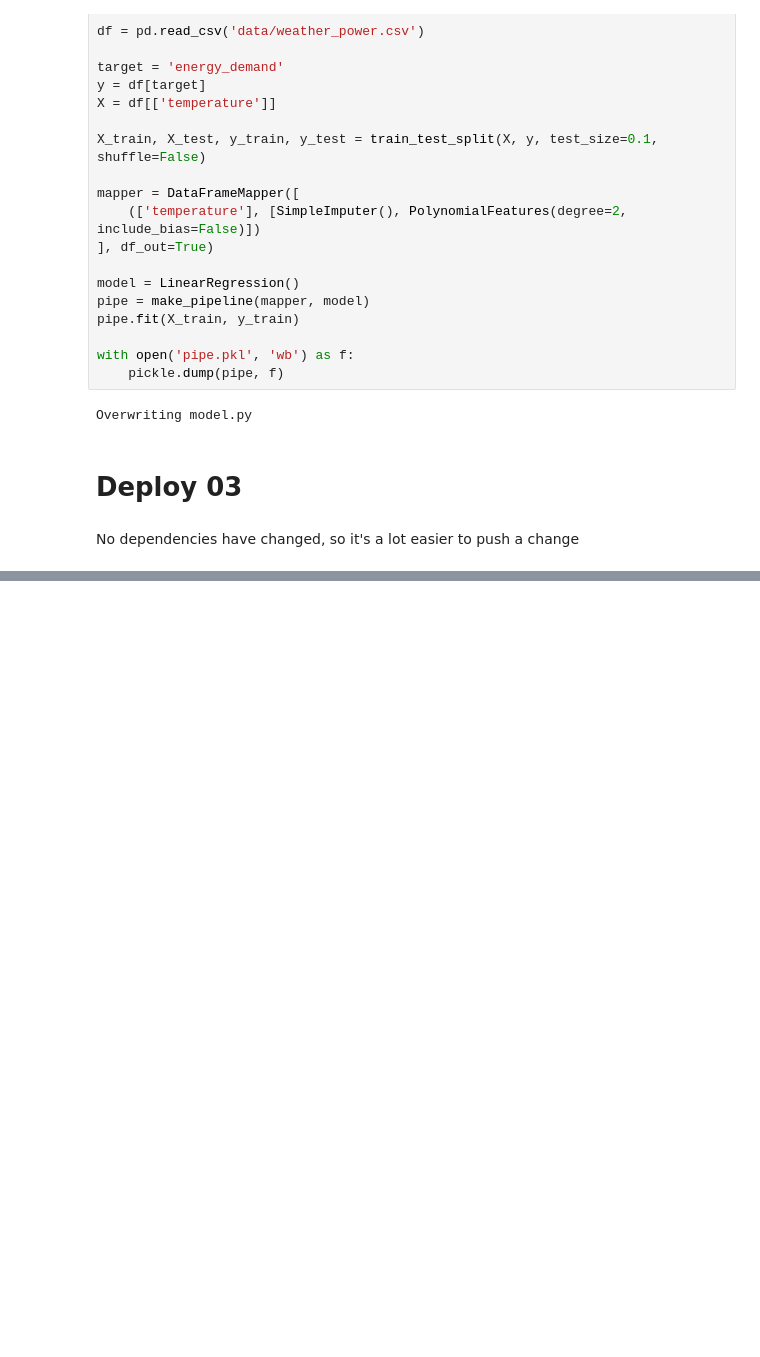
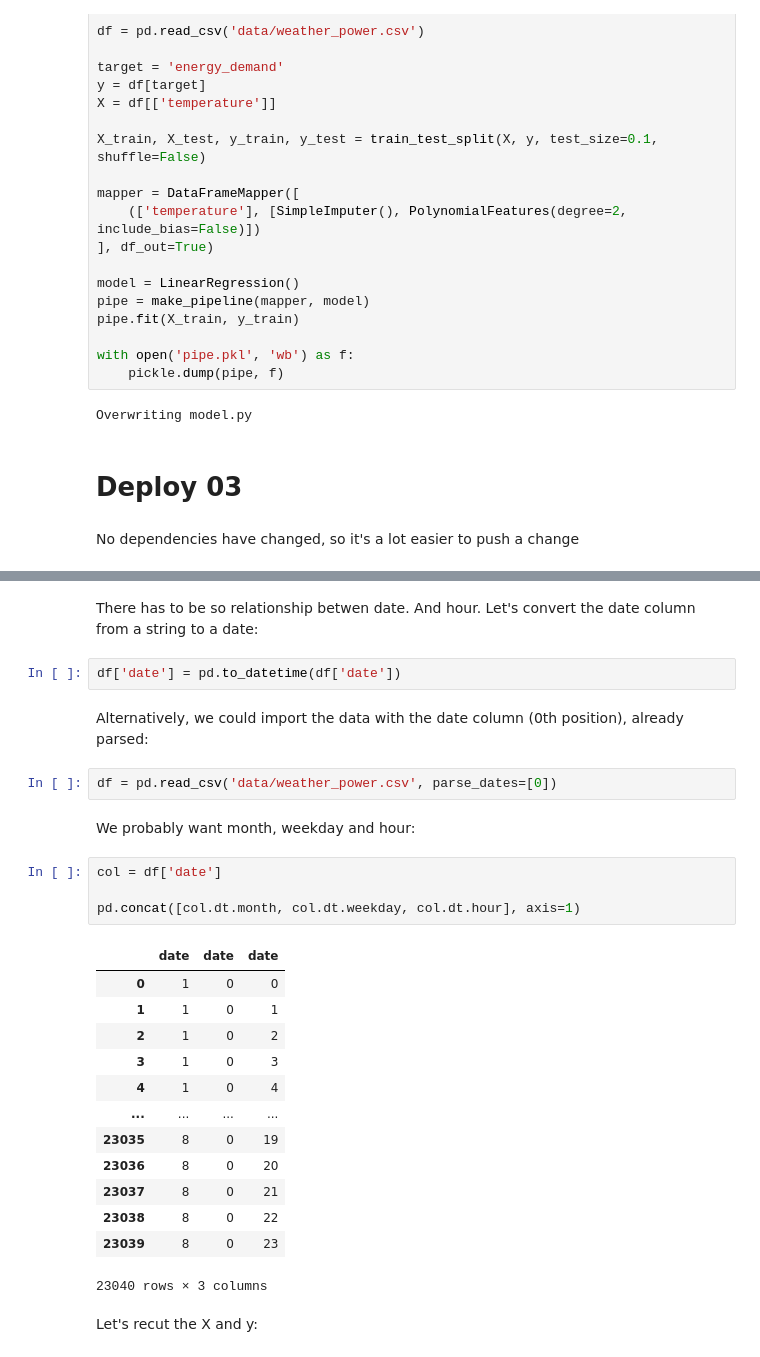
Before and after one commit to maxhumber/CDML, a Jupyter notebook: step_by_step.ipynb, the cells around one changed output, grey strips where cells are left out. Cells and saved outputs as stored; diff of their text form; blank space fills up the shorter version.

```diff
--- a/step_by_step.ipynb
+++ b/step_by_step.ipynb
@@ -874,0 +876,30 @@ plt.plot(df['date'], df['temperature'])
+# %% [markdown]
+There has to be so relationship betwen date. And hour. Let's convert the date column from a string to a date:
+# %%
+df['date'] = pd.to_datetime(df['date'])
+# %% [markdown]
+Alternatively, we could import the data with the date column (0th position), already parsed:
+# %%
+df = pd.read_csv('data/weather_power.csv', parse_dates=[0])
+# %% [markdown]
+We probably want month, weekday and hour:
+# %%
+col = df['date']
+
+pd.concat([col.dt.month, col.dt.weekday, col.dt.hour], axis=1)
+# %% [output]
+|  | date | date | date |
+| 0 | 1 | 0 | 0 |
+| 1 | 1 | 0 | 1 |
+| 2 | 1 | 0 | 2 |
+| 3 | 1 | 0 | 3 |
+| 4 | 1 | 0 | 4 |
+| ... | ... | ... | ... |
+| 23035 | 8 | 0 | 19 |
+| 23036 | 8 | 0 | 20 |
+| 23037 | 8 | 0 | 21 |
+| 23038 | 8 | 0 | 22 |
+| 23039 | 8 | 0 | 23 |
+23040 rows × 3 columns
+# %% [markdown]
+Let's recut the X and y:
```
Also changed, not shown: parts of 35 cells of this notebook, 5 other files.
